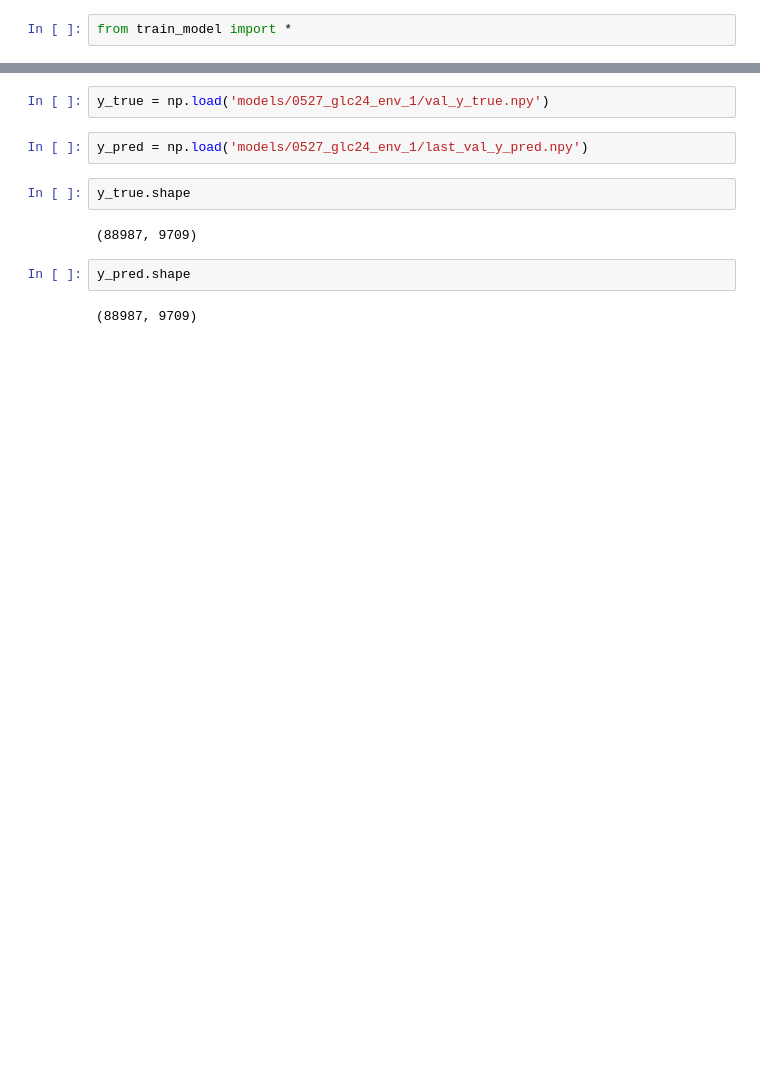
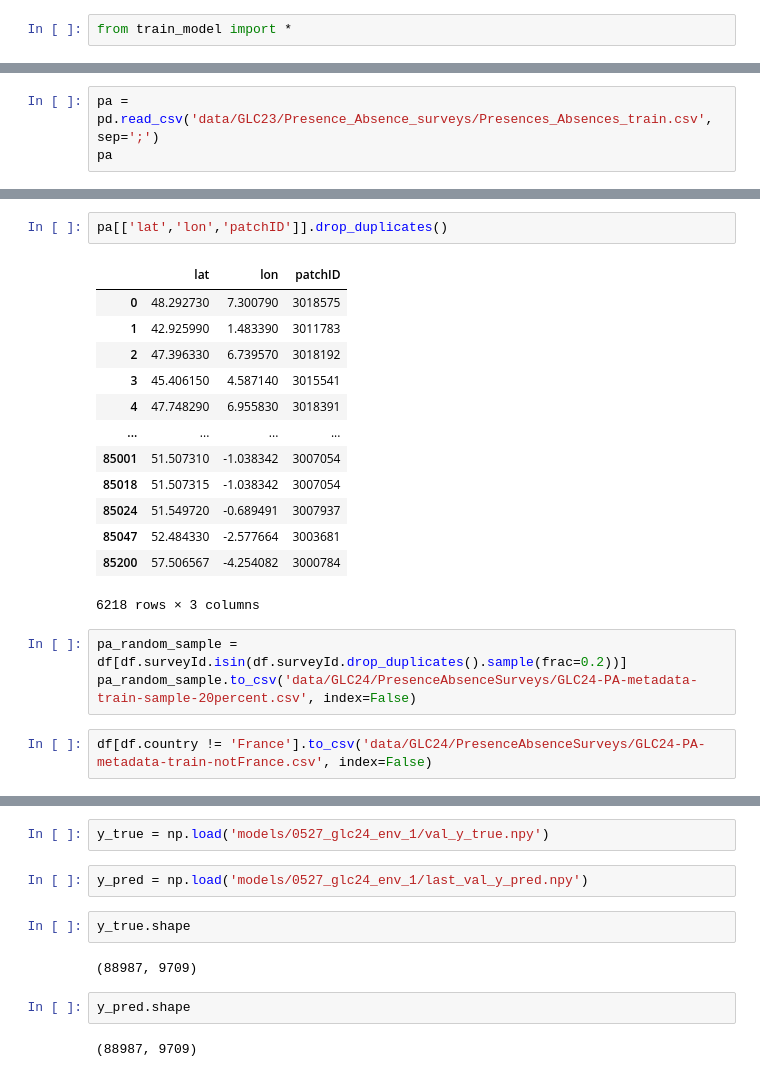
Before and after one commit to ninavantiel/multi_scale_SDMs, a Jupyter notebook: test.ipynb, the cells around one changed output, grey strips where cells are left out. Saved outputs shown, nothing was run; the diff lists cells and outputs as text; blank space fills up the shorter version.

```diff
--- a/test.ipynb
+++ b/test.ipynb
@@ -2,0 +83,3 @@ from train_model import *
+# %%
+pa = pd.read_csv('data/GLC23/Presence_Absence_surveys/Presences_Absences_train.csv', sep=';')
+pa
@@ -2,0 +107,21 @@ from train_model import *
+# %%
+pa[['lat','lon','patchID']].drop_duplicates()
+# %% [output]
+|  | lat | lon | patchID |
+| 0 | 48.292730 | 7.300790 | 3018575 |
+| 1 | 42.925990 | 1.483390 | 3011783 |
+| 2 | 47.396330 | 6.739570 | 3018192 |
+| 3 | 45.406150 | 4.587140 | 3015541 |
+| 4 | 47.748290 | 6.955830 | 3018391 |
+| ... | ... | ... | ... |
+| 85001 | 51.507310 | -1.038342 | 3007054 |
+| 85018 | 51.507315 | -1.038342 | 3007054 |
+| 85024 | 51.549720 | -0.689491 | 3007937 |
+| 85047 | 52.484330 | -2.577664 | 3003681 |
+| 85200 | 57.506567 | -4.254082 | 3000784 |
+6218 rows × 3 columns
+# %%
+pa_random_sample = df[df.surveyId.isin(df.surveyId.drop_duplicates().sample(frac=0.2))]
+pa_random_sample.to_csv('data/GLC24/PresenceAbsenceSurveys/GLC24-PA-metadata-train-sample-20percent.csv', index=False)
+# %%
+df[df.country != 'France'].to_csv('data/GLC24/PresenceAbsenceSurveys/GLC24-PA-metadata-train-notFrance.csv', index=False)
```
Also changed, not shown: parts of 11 cells of this notebook, 5 other files.
